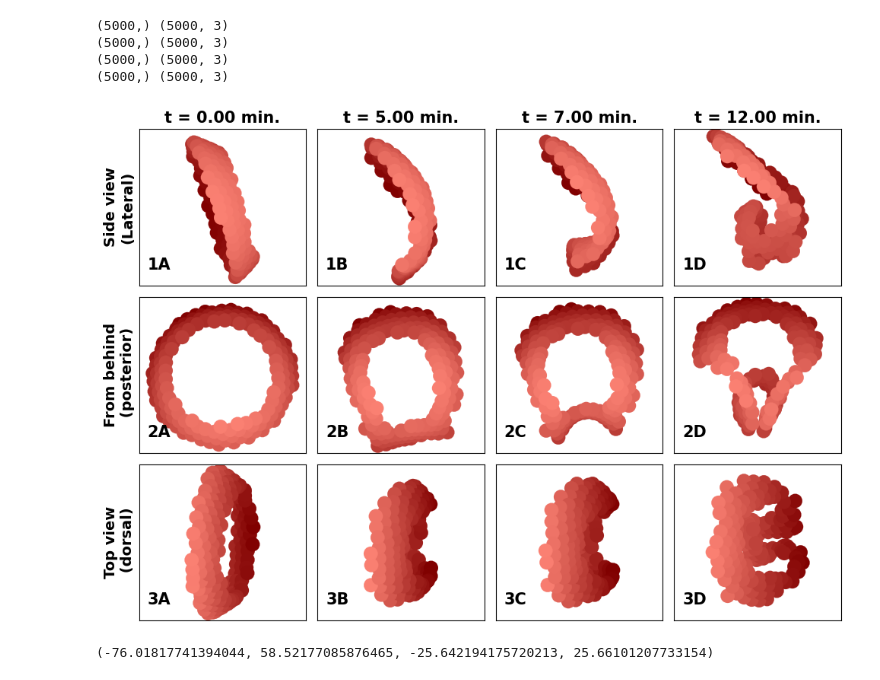
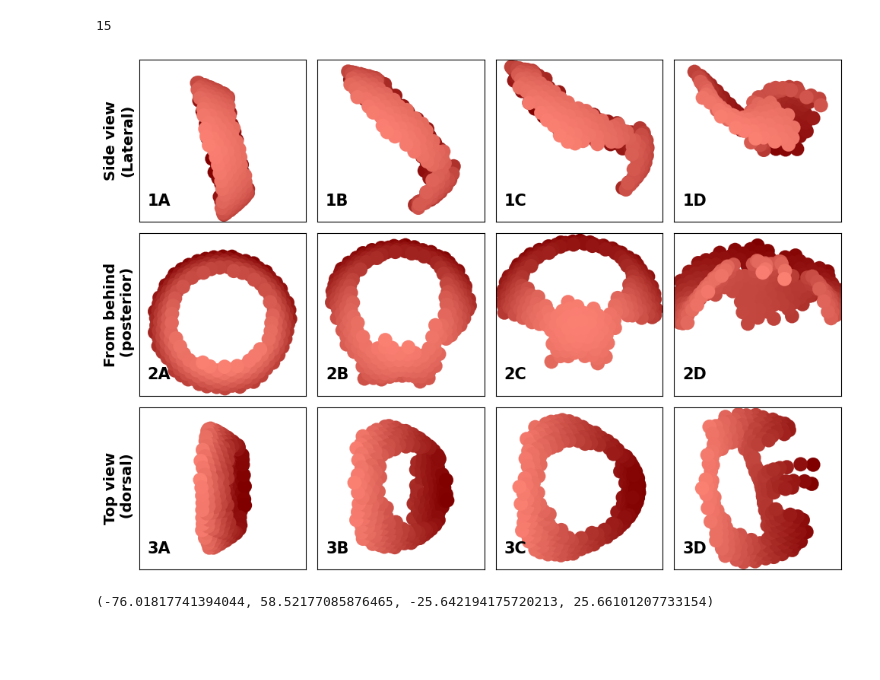
Before and after one commit to JakobSchauser/Thesis, a Jupyter notebook: CompareToData/PMG/pmg_comp.ipynb, the cells around one changed output. Saved outputs shown, nothing was run; the diff lists cells and outputs as text; code cells hidden in the pictures; blank space fills up the shorter version.

```diff
--- a/CompareToData/PMG/pmg_comp.ipynb
+++ b/CompareToData/PMG/pmg_comp.ipynb
@@ -2,9 +2,14 @@
 import numpy as np
 import matplotlib.pyplot as plt
 # %%
-poss = np.load("../f_poss.npy")
+poss = np.load("toshow.npy")
+# poss = np.load("../f_poss.npy")
 properties = np.load("../f_properties.npy")
 AB = np.load("../f_p.npy")
+# %%
+len(poss)
+# %% [output]
+15
 # %%
 from matplotlib.colors import LinearSegmentedColormap
 
@@ -20,12 +25,11 @@ xx = poss[0,:,0]
 
 zz = poss[0,:,2]
 
-s = 50
+s = 45
 
 zz_s = (zz - np.min(zz))/(np.max(zz)- np.min(zz))
 
-d_stripe = (xx > (s - zz_s*15))*(xx < (s+5-zz_s*15))
-
+d_stripe = (xx > (s - zz_s*10))*(xx < (s+7-zz_s*10))
 def tick_to_time(tick):
     return tick/len(poss) * 15 #mins
 
@@ -34,14 +38,14 @@ cmap = LinearSegmentedColormap.from_list('name', ['maroon', 'salmon'])
 cmap_r = LinearSegmentedColormap.from_list('name', ['salmon',"maroon"])
 
 
-ts = [0, 1000, 1400, 2400,]
+ts = [0, 3, 5, 12,]
 for i in range(4):
-    T = ts[i]
-    p = poss[T]
-    ABs = AB[T]
+    # T = ts[i]
+    p = poss[ts[i]]
+    # ABs = AB[T]
 
     # rotate p around the x axis by 0.1 degrees
-    p = rotate(p, -15)
+    # p = rotate(p, 15)
 
     only_pmg = p[p[:, 0] > 15]
     only_pmg = p[d_stripe]
@@ -62,45 +66,41 @@ for i in range(4):
     axs[2,i].scatter(only_pmg[:, 0], only_pmg[:, 1], c=(only_pmg[:, 0]), cmap=cmap_r, s = 180, alpha = 1., linewidth=0.1)
 
 
-    print(properties.shape, p.shape)
-    pole = p[properties == 4]
-    ABs = ABs[properties == 4]
-    ABs = ABs[pole[:,2].argsort()]
-    pole = pole[pole[:,2].argsort()]
+    # print(properties.shape, p.shape)
+    # pole = p[properties == 4]
+    # ABs = ABs[properties == 4]
+    # ABs = ABs[pole[:,2].argsort()]
+    # pole = pole[pole[:,2].argsort()]
 
     # axs[i].scatter(pole[:, 0] + 2.*ABs[:,0], pole[:, 1]+ 2.*ABs[:,1], c = "midnightblue", s = 10, alpha = 0.1)
 
     axs[0,i].axis("equal")
     axs[1,i].axis("equal")
     axs[2,i].axis("equal")
 
     if i == 0:
         views = ["Side view\n(Lateral)", "From behind\n (posterior)", "Top view\n (dorsal)"]
         for v in range(3):
             axs[v,i].set_ylabel(views[v], fontsize=14, fontweight="bold")
     axs[0,i].set_xlabel("")
-    axs[0,i].set_title(f"t = {tick_to_time(T):.2f} min.", fontsize=15, fontweight="bold")
+    # axs[0,i].set_title(f"t = {tick_to_time(T):.2f} min.", fontsize=15, fontweight="bold")
     # remove ticks
     axs[0,i].set_xticks([])
     axs[0,i].set_yticks([])
     axs[1,i].set_yticks([])
     axs[2,i].set_yticks([])
     axs[1,i].set_xticks([])
     axs[2,i].set_xticks([])
 
     axs[1,i].set_xlabel("")
 
 
     letters = ["A", "B", "C", "D"]
     axs[0,i].text(0.05, 0.1, "1" + letters[i], fontsize=15, fontweight="bold", transform=axs[0,i].transAxes)
     axs[1,i].text(0.05, 0.1, "2" + letters[i], fontsize=15, fontweight="bold", transform=axs[1,i].transAxes)
     axs[2,i].text(0.05, 0.1, "3" + letters[i], fontsize=15, fontweight="bold", transform=axs[2,i].transAxes)
 # %% [output]
-(5000,) (5000, 3)
-(5000,) (5000, 3)
-(5000,) (5000, 3)
-(5000,) (5000, 3)
-[figure, old version]
+[figure, new version]
 # %%
 xx = poss[0,:,0]
 
```
Also changed, not shown: 1 other file.
